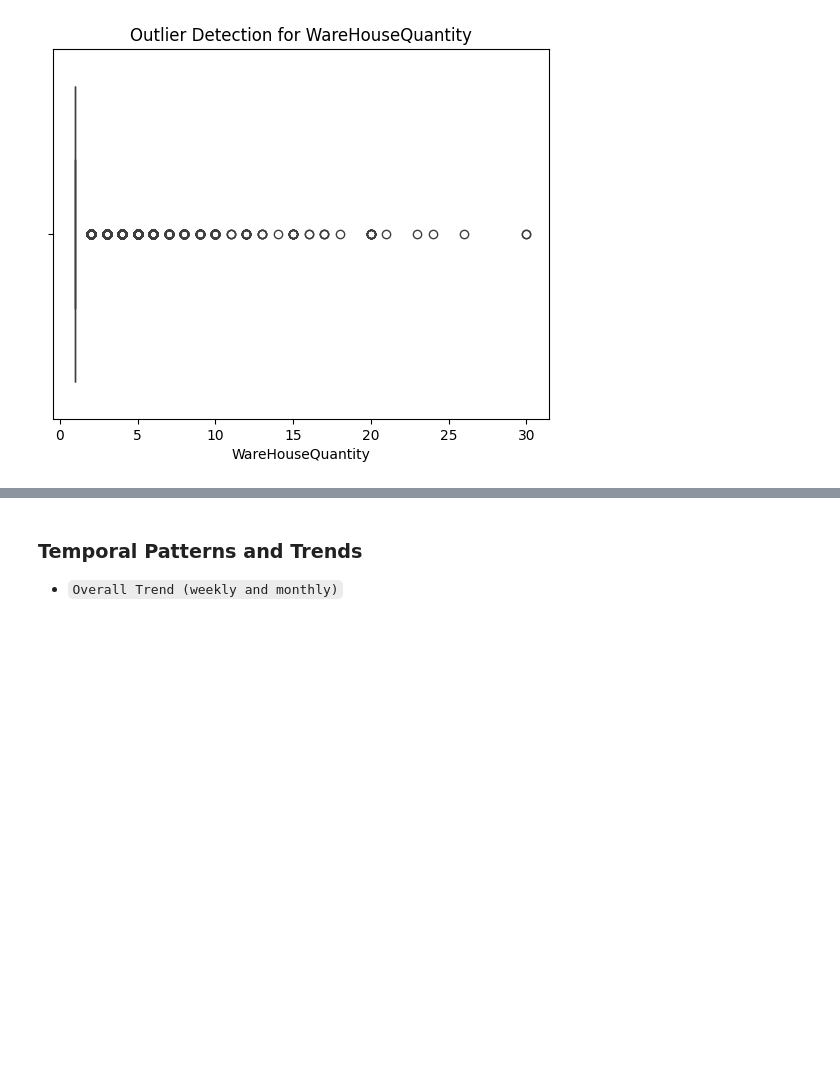
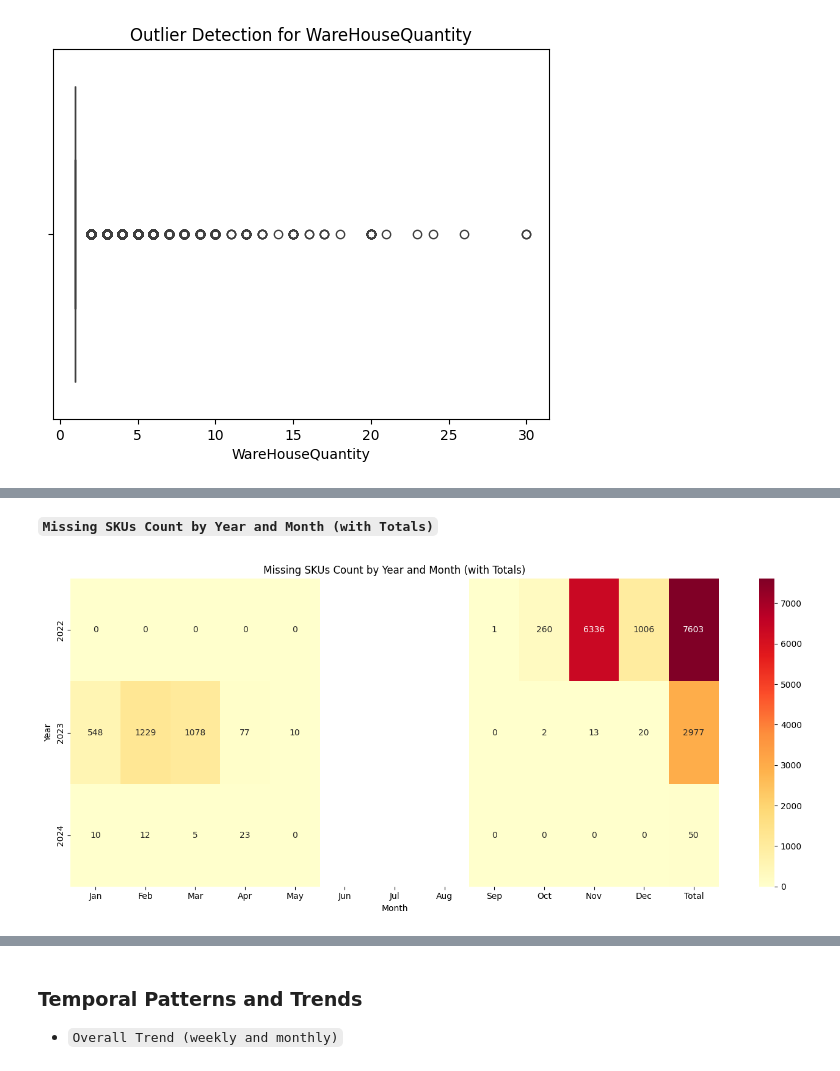
Before and after one commit to Nilam1406/Time_Series_Forecasting, a Jupyter notebook: eda/EDA.ipynb, the cells around one changed output, grey strips where cells are left out. Cells and saved outputs as stored; diff of their text form; code cells hidden in the pictures; blank space fills up the shorter version.

```diff
--- a/eda/EDA.ipynb
+++ b/eda/EDA.ipynb
@@ -165,0 +257,14 @@ Text(0.5, 1.0, 'Outlier Detection for WareHouseQuantity')
+# %%
+# Step 1: Force datetime conversion on the original DataFrame
+df['OrderDate'] = pd.to_datetime(df['OrderDate'], errors='coerce')
+
+# Step 2: Create missing_skus_df *after* conversion to ensure datetime type is preserved
+missing_skus_df = df[df['SKU'].isnull() ]
+
+# Step 3: Optional sanity check
+print(df['OrderDate'].dtype)               # Should show datetime64[ns]
+print(missing_skus_df['OrderDate'].dtype)  # Should also show datetime64[ns]
+
+# Step 4: Now run year-wise count
+print("\nYear-wise Distribution in Missing SKU Rows:")
+print(missing_skus_df['OrderDate'].dt.year.value_counts().sort_index())
@@ -165,0 +281,38 @@ Text(0.5, 1.0, 'Outlier Detection for WareHouseQuantity')
+# %% [markdown]
+**`Missing SKUs Count by Year and Month (with Totals)`**
+# %%
+import pandas as pd
+import matplotlib.pyplot as plt
+import seaborn as sns
+
+# Step 1: Ensure OrderDate is datetime
+df['OrderDate'] = pd.to_datetime(df['OrderDate'], errors='coerce')
+
+# Step 2: Filter rows where SKU is missing
+missing_skus_df = df[df['SKU'].isnull()].copy()
+
+# Step 3: Extract Year and Month
+missing_skus_df['Year'] = missing_skus_df['OrderDate'].dt.year
+missing_skus_df['Month'] = missing_skus_df['OrderDate'].dt.month_name().str[:3]
+
+# Step 4: Create pivot table with month columns
+heatmap_data = missing_skus_df.pivot_table(index='Year', columns='Month', aggfunc='size', fill_value=0)
+
+# Step 5: Reorder months
+month_order = ['Jan', 'Feb', 'Mar', 'Apr', 'May', 'Jun',
+               'Jul', 'Aug', 'Sep', 'Oct', 'Nov', 'Dec']
+heatmap_data = heatmap_data.reindex(columns=month_order)
+
+# Step 6: Add year-wise total column
+heatmap_data['Total'] = heatmap_data.sum(axis=1)
+
+# Step 7: Plot heatmap
+plt.figure(figsize=(14, 6))
+sns.heatmap(heatmap_data, annot=True, fmt='.0f', cmap='YlOrRd')
+plt.title('Missing SKUs Count by Year and Month (with Totals)')
+plt.xlabel('Month')
+plt.ylabel('Year')
+plt.tight_layout()
+plt.show()
+# %% [output]
+[figure, added]
```
Also changed, not shown: parts of 152 cells of this notebook, 24 other files.
